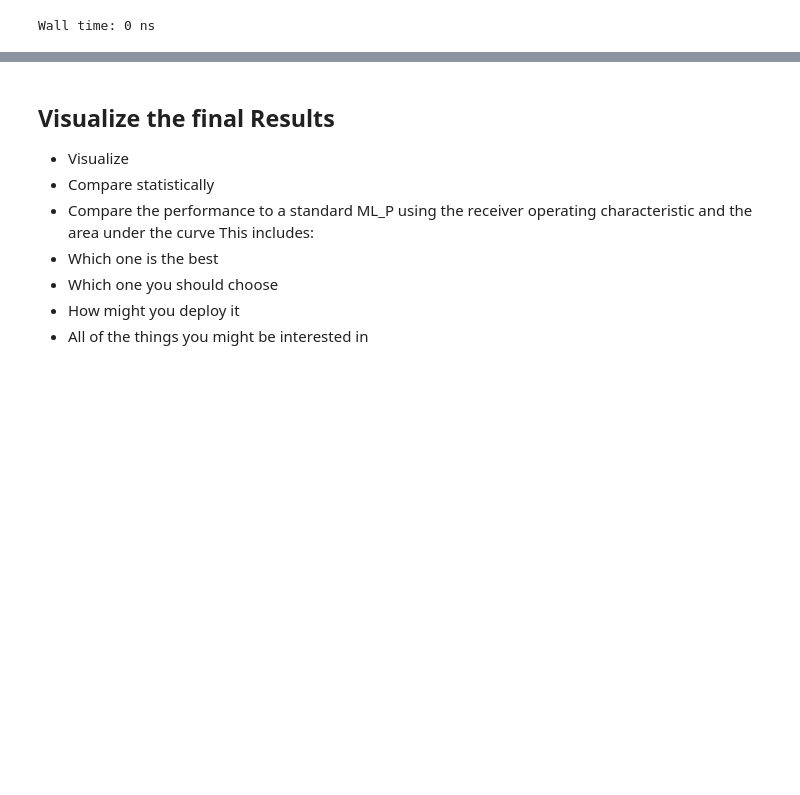
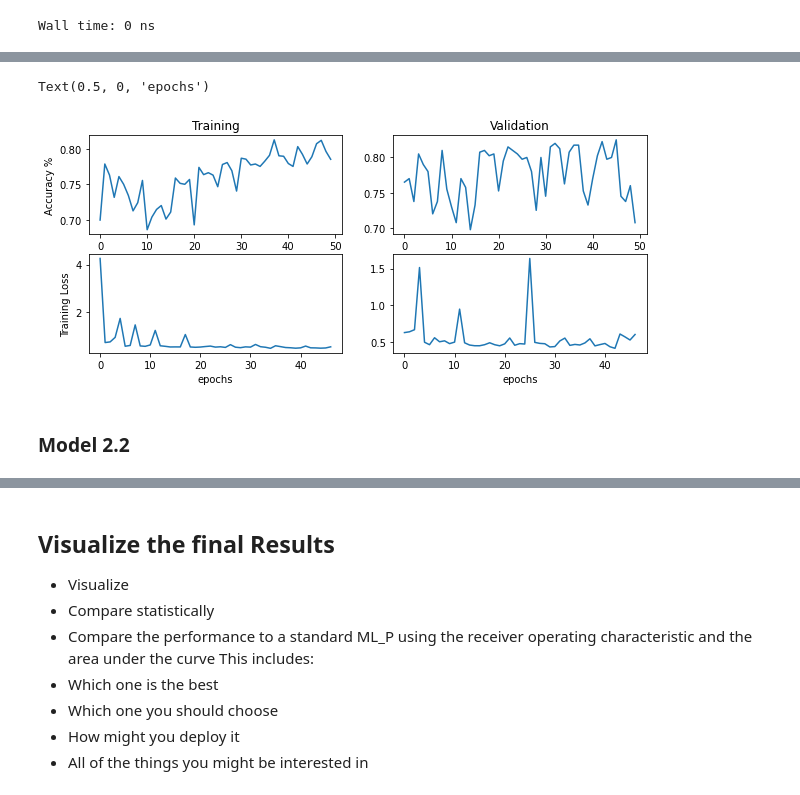
Before and after one commit to nlarsensmu/CNN, a Jupyter notebook: Merged work.ipynb, the cells around one changed output, grey strips where cells are left out. Saved outputs shown, nothing was run; the diff lists cells and outputs as text; code cells hidden in the pictures; blank space fills up the shorter version.

```diff
--- a/Merged work.ipynb
+++ b/Merged work.ipynb
@@ -426,16 +454,0 @@ _________________________________________________________________
-# %%
-%%time
-X_train, X_test, y_train, y_test =\
-    train_test_split(X, y, test_size=0.2, stratify=y)
-
-y_train_ohe = keras.utils.to_categorical(y_train, NUM_CLASSES)
-y_test_ohe = keras.utils.to_categorical(y_test, NUM_CLASSES)
-
-c1 = np.sum(y_train_ohe[:, 0])
-c2 = np.sum(y_train_ohe[:, 1])
-print('Class 1:', c1, 'Class 2:', c2)
-print('Class 1%:', c1/(c1+c2)*100)
-print('Class 2%:', c2/(c1+c2)*100)
-
-history, model_1_nn = model_1_train(X_train, X_test, y_train_ohe, y_test_ohe,
-                                    model_1_nn, 5)
@@ -512,0 +728,3 @@ np.sum(y_train_ohe[:, 1])
+# %%
+model_2_1_nn = None
+model_2_1_nn =  model_2_create(X_train, X_test, y_train_ohe, y_test_ohe)
@@ -512,0 +749,2 @@ np.sum(y_train_ohe[:, 1])
+# %%
+history_2_1, model_2_1 = model_2_train(model_2_1_nn, X_train, X_test, y_train_ohe, y_test_ohe, epochs=50)
@@ -512,0 +767,27 @@ np.sum(y_train_ohe[:, 1])
+# %%
+from matplotlib import pyplot as plt
+
+%matplotlib inline
+
+plt.figure(figsize=(10,4))
+plt.subplot(2,2,1)
+plt.plot(history_2_1.history['accuracy'])
+
+plt.ylabel('Accuracy %')
+plt.title('Training')
+plt.subplot(2,2,2)
+
+plt.plot(history_2_1.history['val_accuracy'])
+plt.title('Validation')
+
+plt.subplot(2,2,3)
+plt.plot(history_2_1.history['loss'][3:])
+plt.ylabel('Training Loss')
+plt.xlabel('epochs')
+
+plt.subplot(2,2,4)
+plt.plot(history_2_1.history['val_loss'][3:])
+plt.xlabel('epochs')
+# %% [output]
+Text(0.5, 0, 'epochs')
+[figure, added]
@@ -512,0 +796,2 @@ np.sum(y_train_ohe[:, 1])
+# %% [markdown]
+### Model 2.2
```
Also changed, not shown: parts of 66 cells of this notebook.
